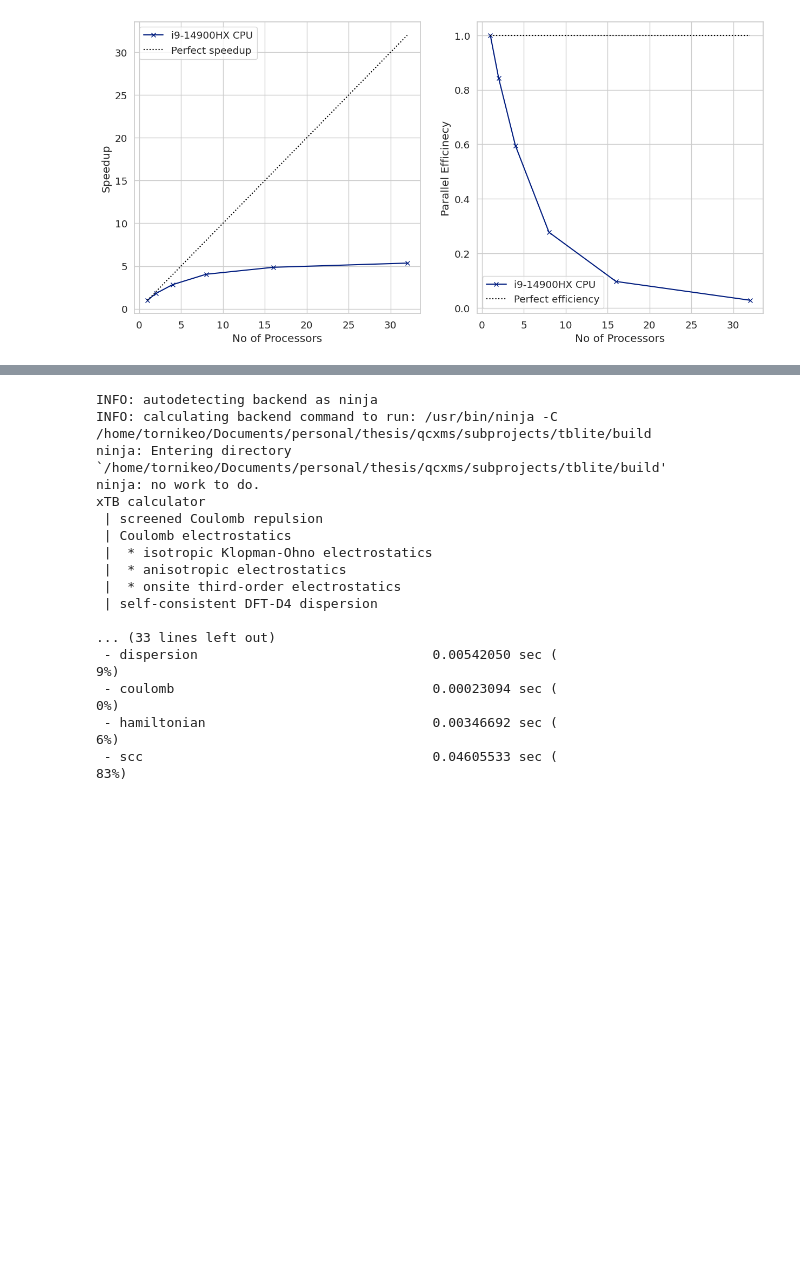
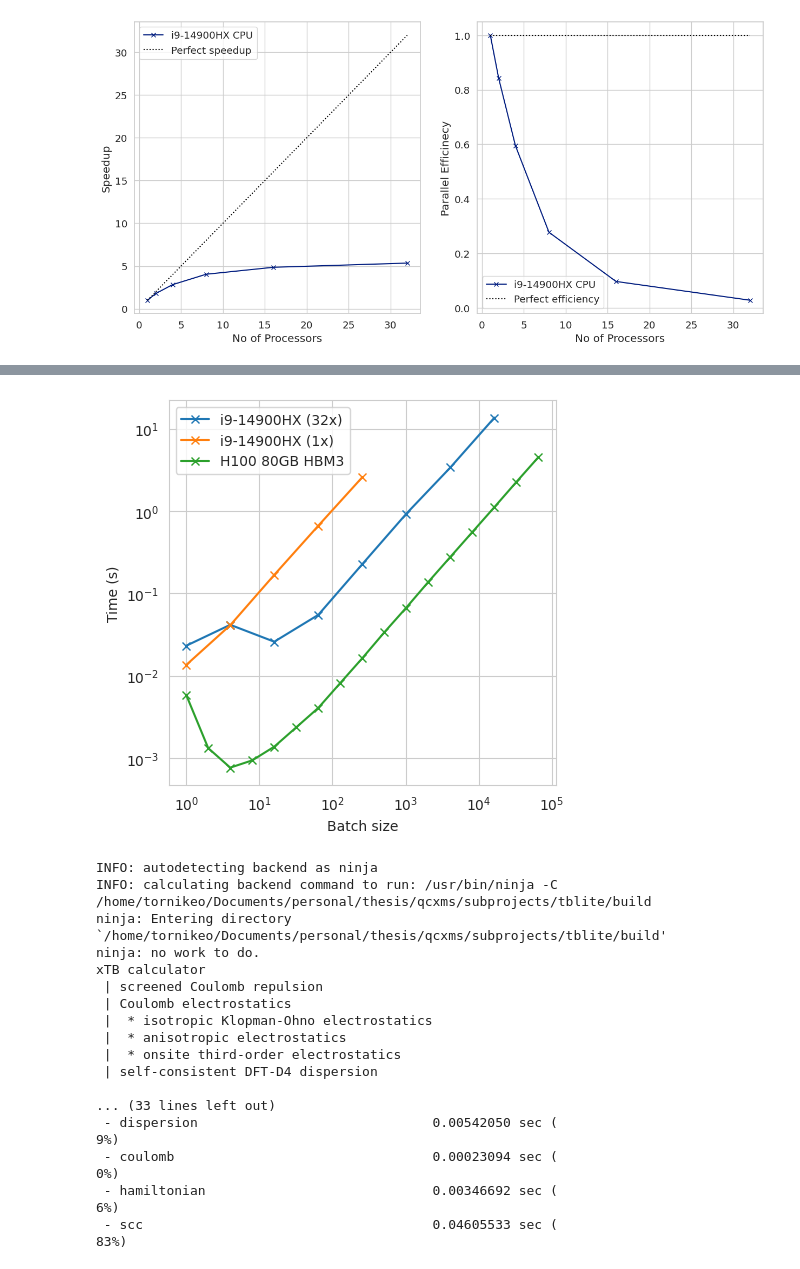
Before and after one commit to tornikeo/tblite, a Jupyter notebook: notes/make_figures.ipynb, the cells around one changed output, grey strips where cells are left out. Drawn from its saved outputs; the diff is of its cells as text; code cells hidden in the pictures; blank space fills up the shorter version.

```diff
--- a/notes/make_figures.ipynb
+++ b/notes/make_figures.ipynb
@@ -257,3 +277,57 @@ relative_perf_plot_alk(df)
+# %%
+all_data = []
+df = pd.read_csv('notes/data/i9-14900HX/32batchallcpu.csv')
+df['processor'] = 'i9-14900HX (32x)'
+df['time'] = df['cpu_time']
+all_data.append(df)
+
+df = pd.read_csv('notes/data/i9-14900HX/1batchcpu.csv')
+df['processor'] = 'i9-14900HX (1x)'
+df['time'] = df['cpu_time']
+all_data.append(df)
+
+
+df = pd.read_csv('notes/data/H100_80GB_HBM3/batchgpu.csv')
+df['processor'] = 'H100 80GB HBM3'
+df['time'] = df['gpu_time']
+all_data.append(df)
+
+df = pd.concat(all_data)
+df
+
+sns.set_style('whitegrid')
+def relative_perf_plot(df):
+  out = []
+  # for i,g in df.groupby('nat')::
+  #   # display(g)
+  #   cpu_time = g[g['processor'] == 'i9 14900HX (32x)']['time'].item()
+  #   g['relative'] = cpu_time / g['time']
+  #   out.append(g)
+  # df = pd.concat(out)
+  for i,g in reversed(list(df.groupby('processor'))):
+    plt.plot(
+      g['batch_size'],
+      g['time'] / 1000,
+      'x-',
+      label=str(i)
+    )
+  plt.xscale('log')
+  plt.yscale('log')
+  plt.xlabel("Batch size")
+  plt.ylabel("Time (s)")
+  plt.legend()
+  plt.grid(True)
+
+
+
+plt.figure(figsize=(5,5))
+sns.set_style("whitegrid")
+# plt.subplot(121)
+relative_perf_plot(df)
+# plt.subplot(122)
+# relative_perf_plot_alk(df)
+# %% [output]
+[figure, added]
 # %%
 !meson compile -C build/ && ./build/app/tblite test/perf/aspirin.sdf
 # %% [output]
```
Also changed, not shown: parts of 2 cells of this notebook, 5 other files.
